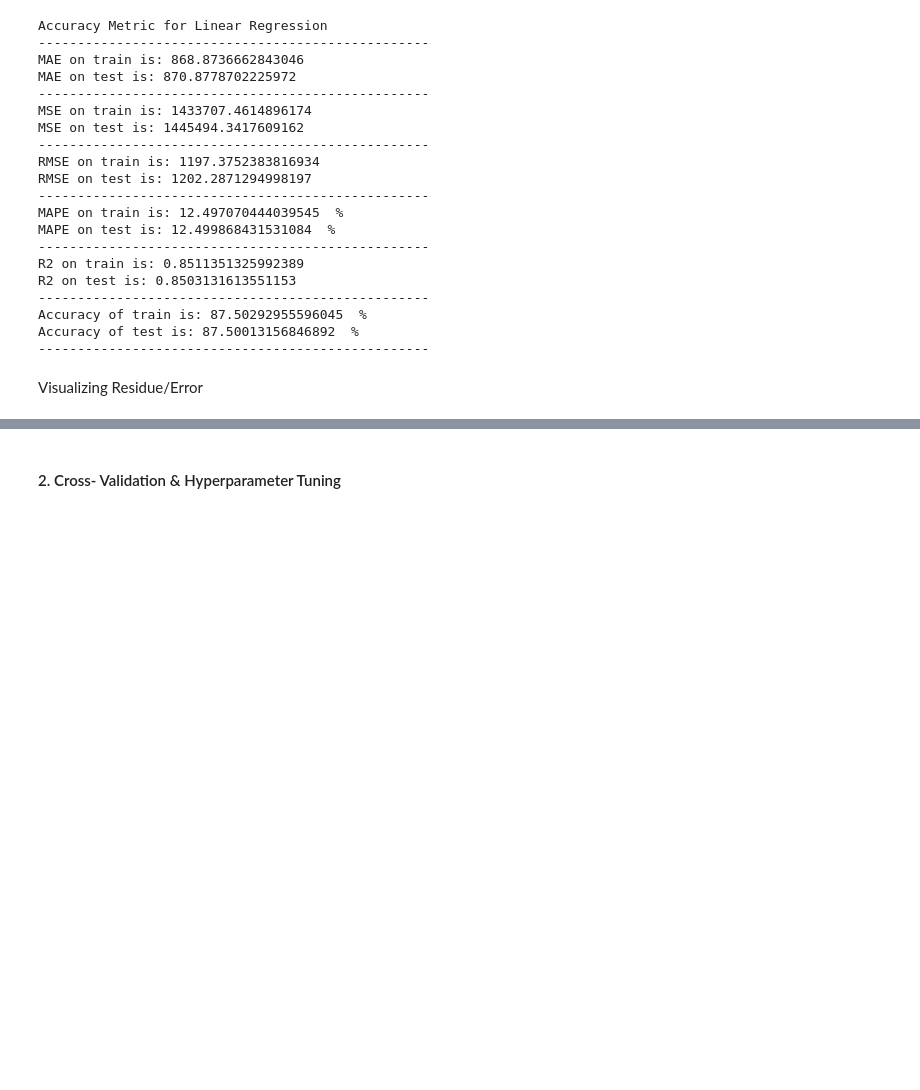
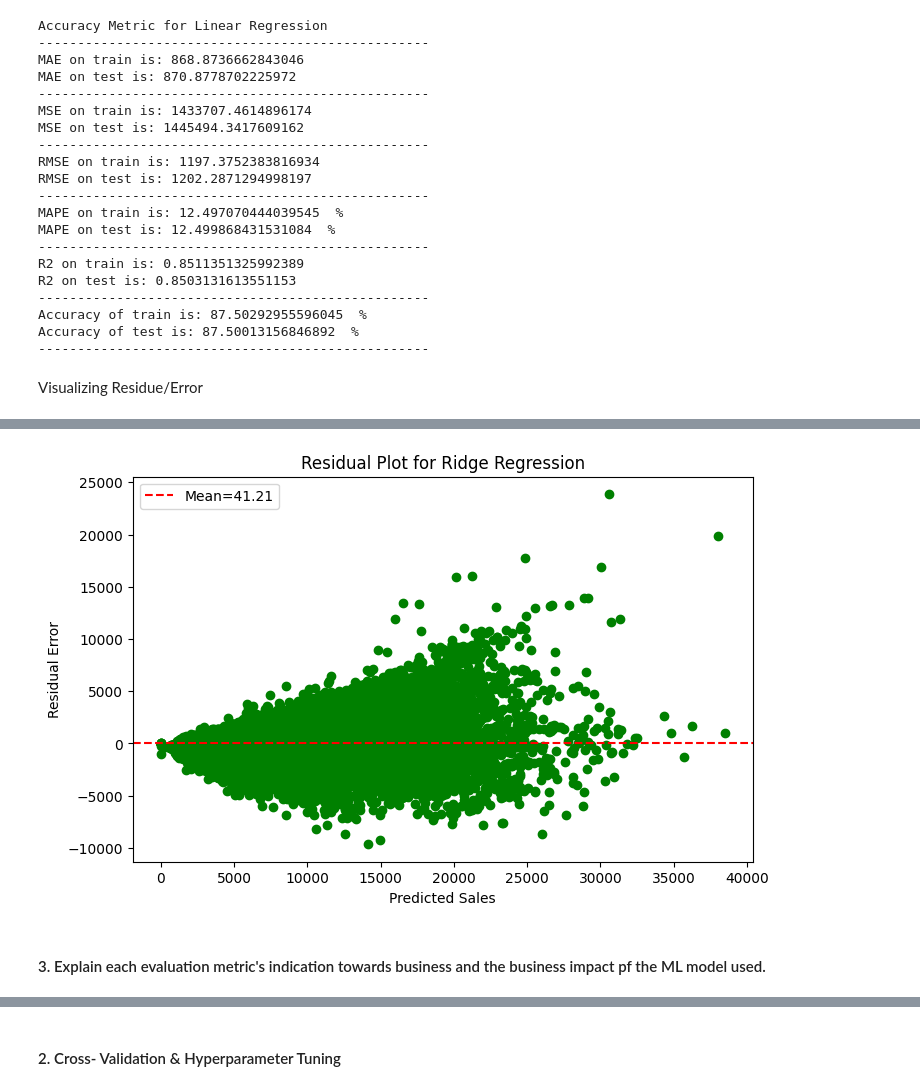
Before and after one commit to abhikr11/Retail_Sales_Prediction, a Jupyter notebook: Retail_Sales_Prediction.ipynb, the cells around one changed output, grey strips where cells are left out. Saved outputs shown, nothing was run; the diff lists cells and outputs as text; code cells hidden in the pictures; blank space fills up the shorter version.

```diff
--- a/Retail_Sales_Prediction.ipynb
+++ b/Retail_Sales_Prediction.ipynb
@@ -2121,0 +2258,24 @@ plt.show()
+# %%
+# Predict on the model
+
+# Get the best estimator (fitted model with the best parameters)
+best_elastic_net_model = grid_elastic_net.best_estimator_
+
+# Get the best parameters
+best_elastic_net_parameters = grid_elastic_net.best_params_
+
+# Get the mean squared error (MSE) of the best model on the validation data
+best_elastic_net_mse = -grid_elastic_net.best_score_
+
+# Make train predictions using the best model
+y_train_grid_elastic_net_pred = best_elastic_net_model.predict(X_train)
+
+# Make test predictions using the best model
+y_test_grid_elastic_net_pred = best_elastic_net_model.predict(X_test)
+
+# Evaluate the best model (e.g., using mean squared error)
+elastic_net_mse = mean_squared_error(y_test, y_test_grid_elastic_net_pred)
+
+print("Best parameters:", best_elastic_net_parameters)
+print("Best MSE on validation data:", best_elastic_net_mse)
+print("MSE on the entire dataset using the best model:", elastic_net_mse)
@@ -2121,0 +2310,17 @@ plt.show()
+# %%
+# creating a residual plot by first transfroming the square root back to original values
+residuals = (y_test**2) - (y_test_grid_elastic_net_pred**2)
+res_mean=residuals.mean().round(2)
+plt.figure(figsize=(8,5))
+plt.scatter((y_test**2), residuals,color="green")
+plt.title("Residual Plot for Ridge Regression")
+plt.xlabel('Predicted Sales')
+plt.ylabel('Residual Error')
+
+plt.axhline(y=res_mean, color='red', linestyle='--', label=f"Mean={res_mean}")
+plt.legend()
+plt.show()
+# %% [output]
+[figure, added]
+# %% [markdown]
+#### 3. Explain each evaluation metric's indication towards business and the business impact pf the ML model used.
```
Also changed, not shown: parts of 68 cells of this notebook.
